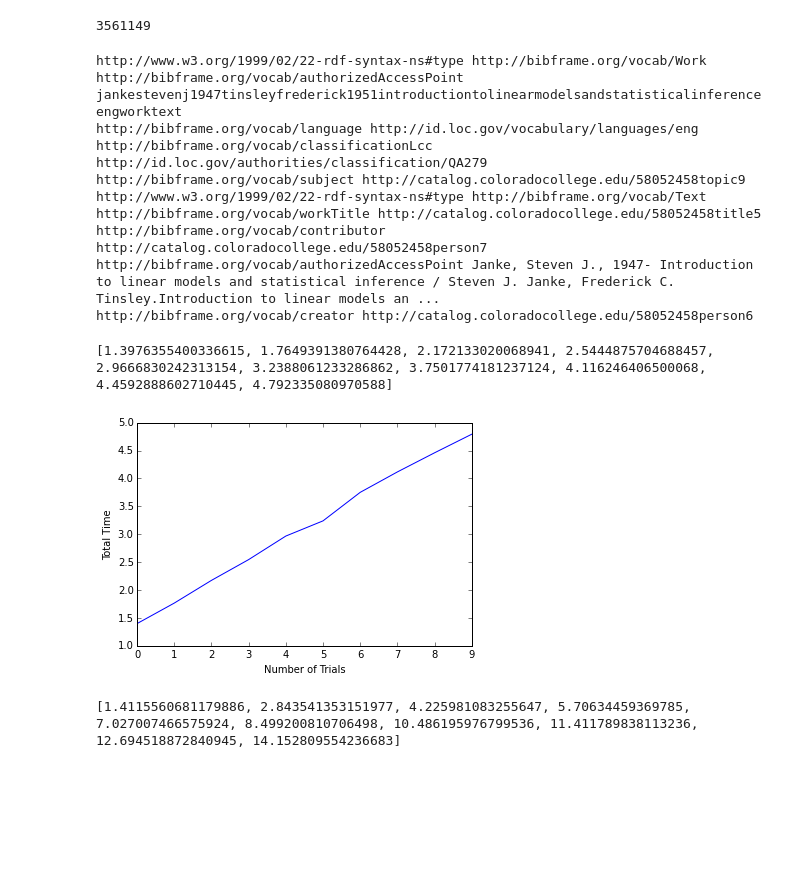
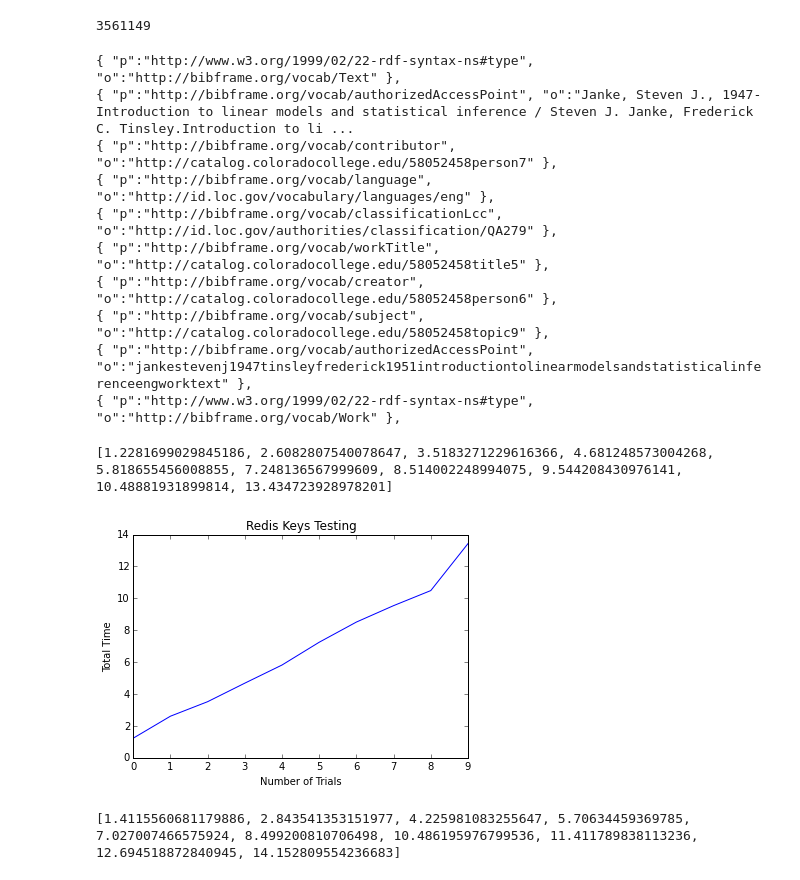
Before and after one commit to jermnelson/pyconjp-2015, a Jupyter notebook: static/notebooks/Presentation.ipynb, the cells around one changed output. Drawn from its saved outputs; the diff is of its cells as text; code cells hidden in the pictures; blank space fills up the shorter version.

```diff
--- a/static/notebooks/Presentation.ipynb
+++ b/static/notebooks/Presentation.ipynb
@@ -12,18 +12,18 @@ print(cc_popular.dbsize())
 # %%
 for row in cc_popular.keys('17e3f5ff4da952ec9d9f850a571a8d9cf5b1ec69:*:*'):
 	s,p,o = row.decode().split(":")
-	print(cc_popular.get(p).decode(), cc_popular.get(o).decode())
+	print("""{{ "p":"{}", "o":"{}" }},""".format(cc_popular.get(p).decode(), cc_popular.get(o).decode()))
 # %% [output]
-http://www.w3.org/1999/02/22-rdf-syntax-ns#type http://bibframe.org/vocab/Work
-http://bibframe.org/vocab/authorizedAccessPoint jankestevenj1947tinsleyfrederick1951introductiontolinearmodelsandstatisticalinferenceengworktext
-http://bibframe.org/vocab/language http://id.loc.gov/vocabulary/languages/eng
-http://bibframe.org/vocab/classificationLcc http://id.loc.gov/authorities/classification/QA279
-http://bibframe.org/vocab/subject http://catalog.coloradocollege.edu/58052458topic9
-http://www.w3.org/1999/02/22-rdf-syntax-ns#type http://bibframe.org/vocab/Text
-http://bibframe.org/vocab/workTitle http://catalog.coloradocollege.edu/58052458title5
-http://bibframe.org/vocab/contributor http://catalog.coloradocollege.edu/58052458person7
-http://bibframe.org/vocab/authorizedAccessPoint Janke, Steven J., 1947- Introduction to linear models and statistical inference / Steven J. Janke, Frederick C. Tinsley.Introduction to linear models an ...
-http://bibframe.org/vocab/creator http://catalog.coloradocollege.edu/58052458person6
+{ "p":"http://www.w3.org/1999/02/22-rdf-syntax-ns#type", "o":"http://bibframe.org/vocab/Text" },
+{ "p":"http://bibframe.org/vocab/authorizedAccessPoint", "o":"Janke, Steven J., 1947- Introduction to linear models and statistical inference / Steven J. Janke, Frederick C. Tinsley.Introduction to li ...
+{ "p":"http://bibframe.org/vocab/contributor", "o":"http://catalog.coloradocollege.edu/58052458person7" },
+{ "p":"http://bibframe.org/vocab/language", "o":"http://id.loc.gov/vocabulary/languages/eng" },
+{ "p":"http://bibframe.org/vocab/classificationLcc", "o":"http://id.loc.gov/authorities/classification/QA279" },
+{ "p":"http://bibframe.org/vocab/workTitle", "o":"http://catalog.coloradocollege.edu/58052458title5" },
+{ "p":"http://bibframe.org/vocab/creator", "o":"http://catalog.coloradocollege.edu/58052458person6" },
+{ "p":"http://bibframe.org/vocab/subject", "o":"http://catalog.coloradocollege.edu/58052458topic9" },
+{ "p":"http://bibframe.org/vocab/authorizedAccessPoint", "o":"jankestevenj1947tinsleyfrederick1951introductiontolinearmodelsandstatisticalinferenceengworktext" },
+{ "p":"http://www.w3.org/1999/02/22-rdf-syntax-ns#type", "o":"http://bibframe.org/vocab/Work" },
 # %%
 import timeit
 redis_setup_stmt = """import redis
@@ -36,12 +36,13 @@ for count in range(1, 11):
 # %%
 print(redis_trials)
 plt.plot(redis_trials)
+plt.title("Redis Keys Testing")
 plt.ylabel('Total Time')
 plt.xlabel('Number of Trials')
 plt.show()
 # %% [output]
-[1.3976355400336615, 1.7649391380764428, 2.172133020068941, 2.5444875704688457, 2.9666830242313154, 3.2388061233286862, 3.7501774181237124, 4.116246406500068, 4.4592888602710445, 4.792335080970588]
+[1.2281699029845186, 2.6082807540078647, 3.5183271229616366, 4.681248573004268, 5.818655456008855, 7.248136567999609, 8.514002248994075, 9.544208430976141, 10.48881931899814, 13.434723928978201]
-[figure, old version]
+[figure, new version]
 # %%
 import requests
 setup_stmt = """import requests"""
```
Also changed, not shown: 12 other files.
